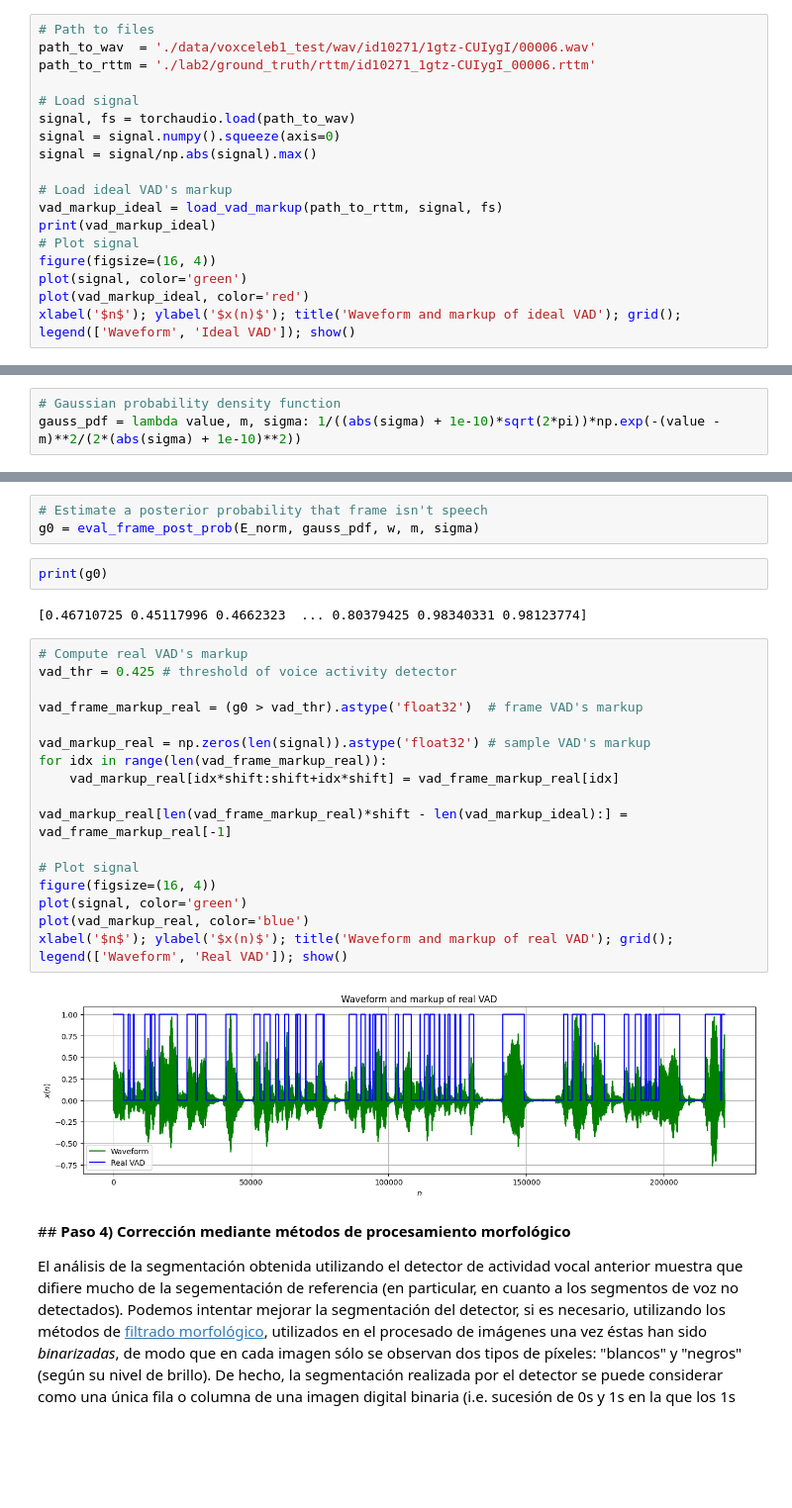
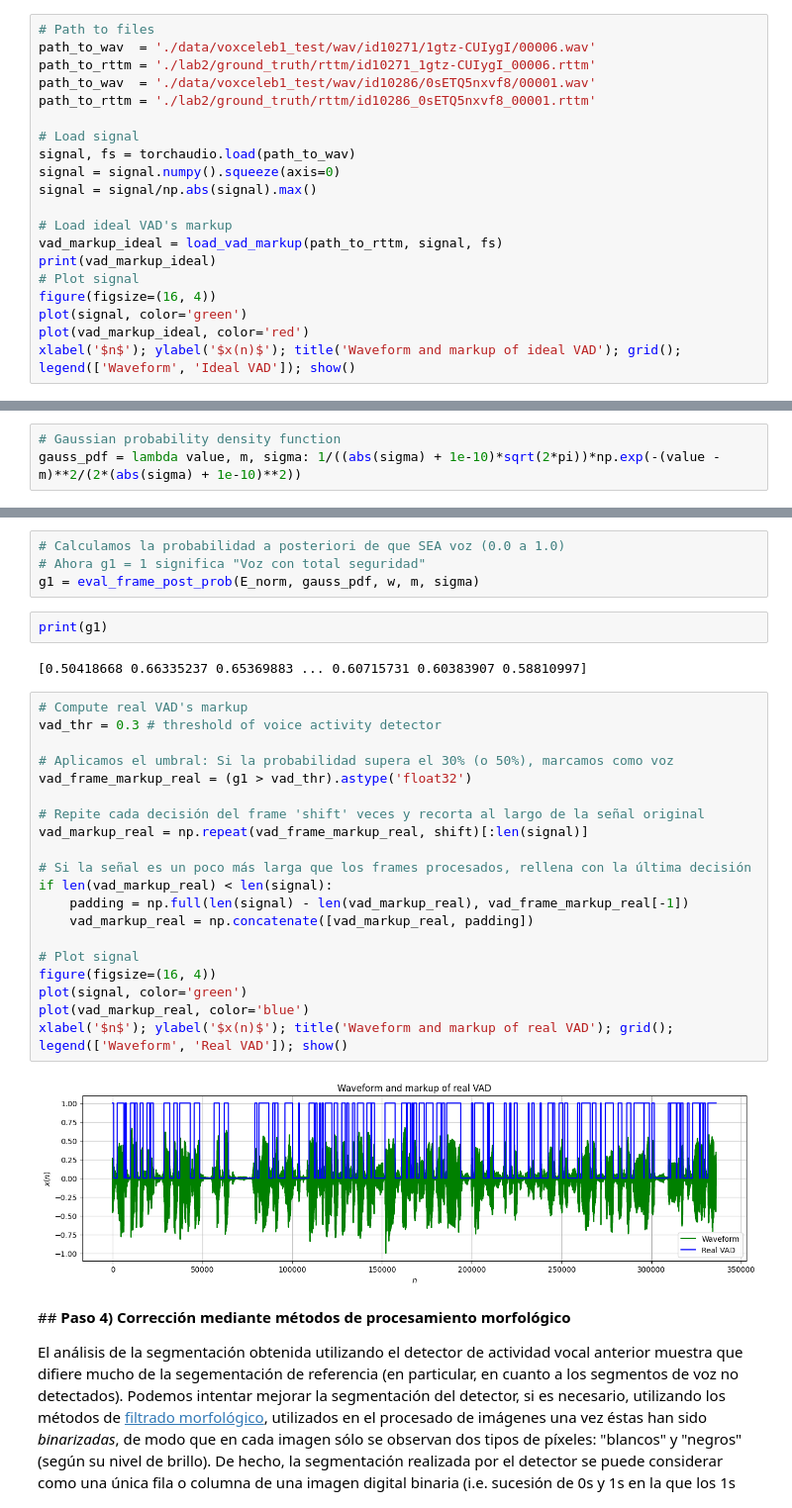
Before and after one commit to efhes/IDLO, a Jupyter notebook: lab2/GMM_lab.ipynb, the cells around one changed output, grey strips where cells are left out. Shown at 99% size. Saved outputs shown, nothing was run; the diff lists cells and outputs as text; blank space fills up the shorter version.

```diff
--- a/lab2/GMM_lab.ipynb
+++ b/lab2/GMM_lab.ipynb
@@ -200,6 +200,8 @@ A continuación se detallan las diferentes operaciones que debemos realizar:
 # Path to files
 path_to_wav  = './data/voxceleb1_test/wav/id10271/1gtz-CUIygI/00006.wav'
 path_to_rttm = './lab2/ground_truth/rttm/id10271_1gtz-CUIygI_00006.rttm'
+path_to_wav  = './data/voxceleb1_test/wav/id10286/0sETQ5nxvf8/00001.wav'
+path_to_rttm = './lab2/ground_truth/rttm/id10286_0sETQ5nxvf8_00001.rttm'
 
 # Load signal
 signal, fs = torchaudio.load(path_to_wav)
@@ -327,29 +337,33 @@ xlabel('$e_{norm}$'); ylabel('$W(e_{norm})$'); title('PDF for frame energies');
 # %%
-# Estimate a posterior probability that frame isn't speech
-g0 = eval_frame_post_prob(E_norm, gauss_pdf, w, m, sigma)
+# Calculamos la probabilidad a posteriori de que SEA voz (0.0 a 1.0)
+# Ahora g1 = 1 significa "Voz con total seguridad"
+g1 = eval_frame_post_prob(E_norm, gauss_pdf, w, m, sigma)
 # %%
-print(g0)
+print(g1)
 # %% [output]
-[0.46710725 0.45117996 0.4662323  ... 0.80379425 0.98340331 0.98123774]
+[0.50418668 0.66335237 0.65369883 ... 0.60715731 0.60383907 0.58810997]
 # %%
 # Compute real VAD's markup
-vad_thr = 0.425 # threshold of voice activity detector
+vad_thr = 0.3 # threshold of voice activity detector
 
-vad_frame_markup_real = (g0 > vad_thr).astype('float32')  # frame VAD's markup
+# Aplicamos el umbral: Si la probabilidad supera el 30% (o 50%), marcamos como voz
+vad_frame_markup_real = (g1 > vad_thr).astype('float32')
 
-vad_markup_real = np.zeros(len(signal)).astype('float32') # sample VAD's markup
-for idx in range(len(vad_frame_markup_real)):
-    vad_markup_real[idx*shift:shift+idx*shift] = vad_frame_markup_real[idx]
+# Repite cada decisión del frame 'shift' veces y recorta al largo de la señal original
+vad_markup_real = np.repeat(vad_frame_markup_real, shift)[:len(signal)]
 
-vad_markup_real[len(vad_frame_markup_real)*shift - len(vad_markup_ideal):] = vad_frame_markup_real[-1]
+# Si la señal es un poco más larga que los frames procesados, rellena con la última decisión
+if len(vad_markup_real) < len(signal):
+    padding = np.full(len(signal) - len(vad_markup_real), vad_frame_markup_real[-1])
+    vad_markup_real = np.concatenate([vad_markup_real, padding])
 
 # Plot signal
 figure(figsize=(16, 4))
 plot(signal, color='green')
 plot(vad_markup_real, color='blue')
 xlabel('$n$'); ylabel('$x(n)$'); title('Waveform and markup of real VAD'); grid(); legend(['Waveform', 'Real VAD']); show()
 # %% [output]
-[figure, old version]
+[figure, new version]
 # %% [markdown]
 ## **Paso 4) Corrección mediante métodos de procesamiento morfológico**
 
```
Also changed, not shown: parts of 16 cells of this notebook, 1 other file.
